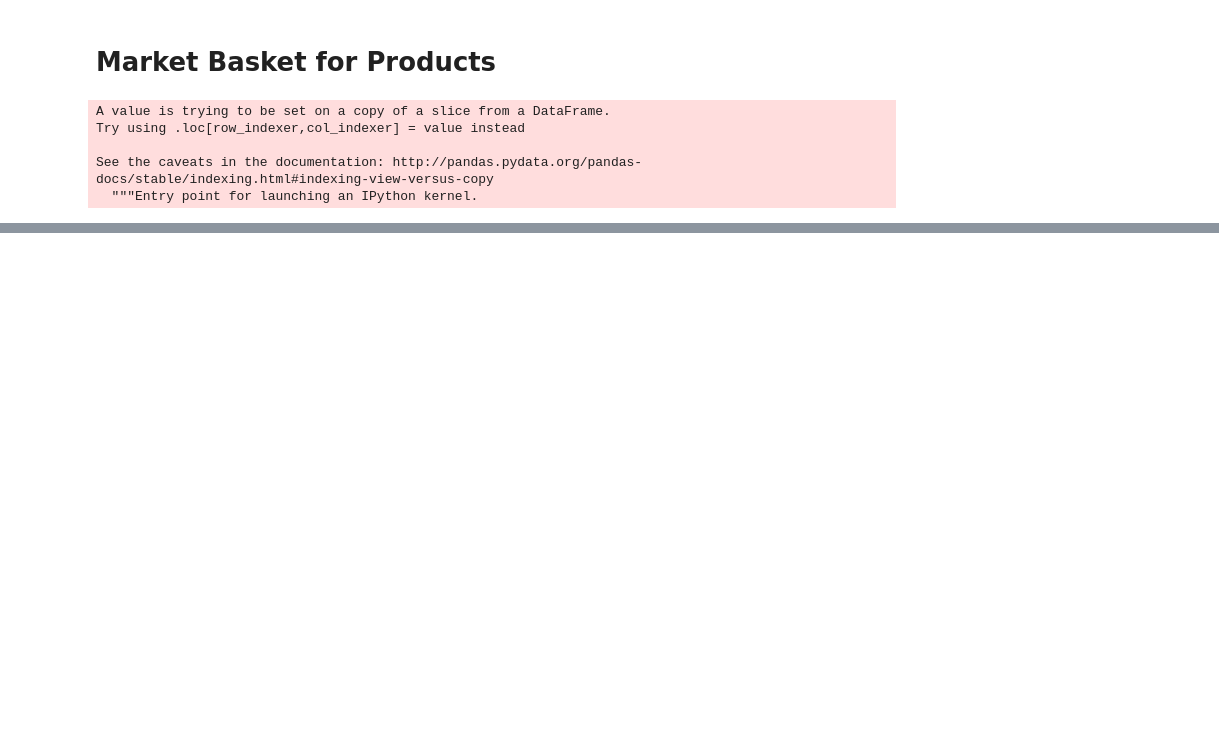
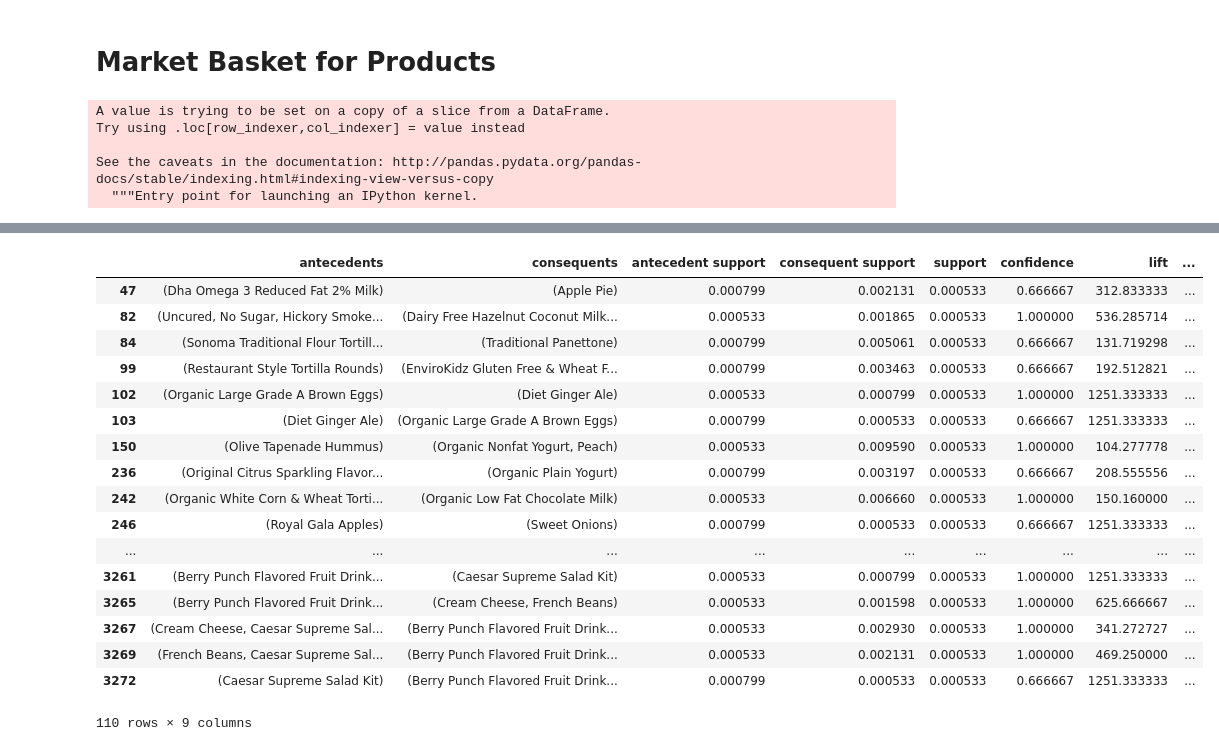
Before and after one commit to soeunj/E-commerce-Recommender, a Jupyter notebook: InstaCart.ipynb, the cells around one changed output, grey strips where cells are left out. Drawn from its saved outputs; the diff is of its cells as text; code cells hidden in the pictures; blank space fills up the shorter version.

Commit message:
association rule

```diff
--- a/InstaCart.ipynb
+++ b/InstaCart.ipynb
@@ -233,5 +189,3 @@ reorders
 reorders['hi_dem'] = (reorders.copy()['product_id'].value_counts().sort_values(ascending=False)>1)
 # %%
 hidem_ord = reorders[reorders['hi_dem'] == True]
-# %%
-hidem_ord['product_id'] = hidem_ord.copy()['product_id'].astype(str)
@@ -244 +192,3 @@ See the caveats in the documentation: http://pandas.pydata.org/pandas-docs/stabl
+# %%
+hidem_ord = hidem_ord.reset_index()
 # %%
@@ -296,7 +208,7 @@ basket
 # %%
 #covert any values to be a binary.
 def encode_units(x):
-    if x <= 0 or 'NaN':
+    if x <= 0:
         return 0
     if x >= 1:
         return 1
@@ -326,0 +248,25 @@ ValueError: The allowed values for a DataFrame are True, False, 0, 1. Found valu
+# %%
+#creates the rules to filter.
+rules = association_rules(frequent_itemsets, metric="lift", min_threshold=1)
+#rules = rules[['antecedants','consequents','confidence','lift']]
+# %%
+rules[(rules['lift'] >= 100) & (rules['confidence']>.5)]
+# %% [output]
+|  | antecedents | consequents | antecedent support | consequent support | support | confidence | lift | ... |
+| 47 | (Dha Omega 3 Reduced Fat 2% Milk) | (Apple Pie) | 0.000799 | 0.002131 | 0.000533 | 0.666667 | 312.833333 | ... |
+| 82 | (Uncured, No Sugar, Hickory Smoke... | (Dairy Free Hazelnut Coconut Milk... | 0.000533 | 0.001865 | 0.000533 | 1.000000 | 536.285714 | ... |
+| 84 | (Sonoma Traditional Flour Tortill... | (Traditional Panettone) | 0.000799 | 0.005061 | 0.000533 | 0.666667 | 131.719298 | ... |
+| 99 | (Restaurant Style Tortilla Rounds) | (EnviroKidz Gluten Free & Wheat F... | 0.000799 | 0.003463 | 0.000533 | 0.666667 | 192.512821 | ... |
+| 102 | (Organic Large Grade A Brown Eggs) | (Diet Ginger Ale) | 0.000533 | 0.000799 | 0.000533 | 1.000000 | 1251.333333 | ... |
+| 103 | (Diet Ginger Ale) | (Organic Large Grade A Brown Eggs) | 0.000799 | 0.000533 | 0.000533 | 0.666667 | 1251.333333 | ... |
+| 150 | (Olive Tapenade Hummus) | (Organic Nonfat Yogurt, Peach) | 0.000533 | 0.009590 | 0.000533 | 1.000000 | 104.277778 | ... |
+| 236 | (Original Citrus Sparkling Flavor... | (Organic Plain Yogurt) | 0.000799 | 0.003197 | 0.000533 | 0.666667 | 208.555556 | ... |
+| 242 | (Organic White Corn & Wheat Torti... | (Organic Low Fat Chocolate Milk) | 0.000533 | 0.006660 | 0.000533 | 1.000000 | 150.160000 | ... |
+| 246 | (Royal Gala Apples) | (Sweet Onions) | 0.000799 | 0.000533 | 0.000533 | 0.666667 | 1251.333333 | ... |
+| ... | ... | ... | ... | ... | ... | ... | ... | ... |
+| 3261 | (Berry Punch Flavored Fruit Drink... | (Caesar Supreme Salad Kit) | 0.000533 | 0.000799 | 0.000533 | 1.000000 | 1251.333333 | ... |
+| 3265 | (Berry Punch Flavored Fruit Drink... | (Cream Cheese, French Beans) | 0.000533 | 0.001598 | 0.000533 | 1.000000 | 625.666667 | ... |
+| 3267 | (Cream Cheese, Caesar Supreme Sal... | (Berry Punch Flavored Fruit Drink... | 0.000533 | 0.002930 | 0.000533 | 1.000000 | 341.272727 | ... |
+| 3269 | (French Beans, Caesar Supreme Sal... | (Berry Punch Flavored Fruit Drink... | 0.000533 | 0.002131 | 0.000533 | 1.000000 | 469.250000 | ... |
+| 3272 | (Caesar Supreme Salad Kit) | (Berry Punch Flavored Fruit Drink... | 0.000799 | 0.000533 | 0.000533 | 0.666667 | 1251.333333 | ... |
+110 rows × 9 columns
```
Also changed, not shown: parts of 13 cells of this notebook.
